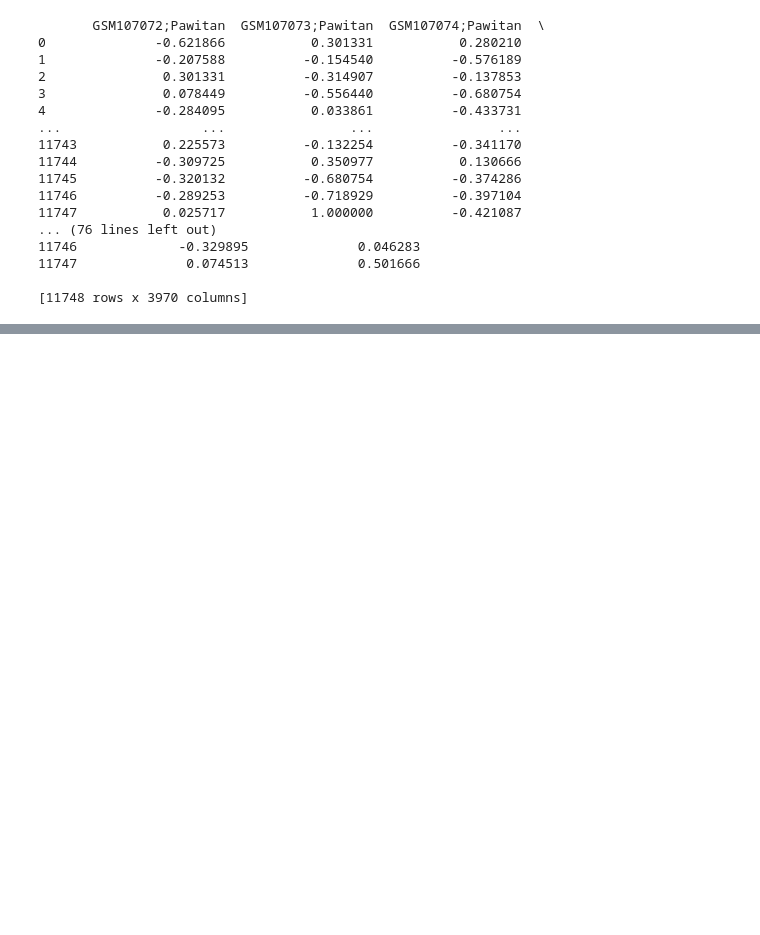
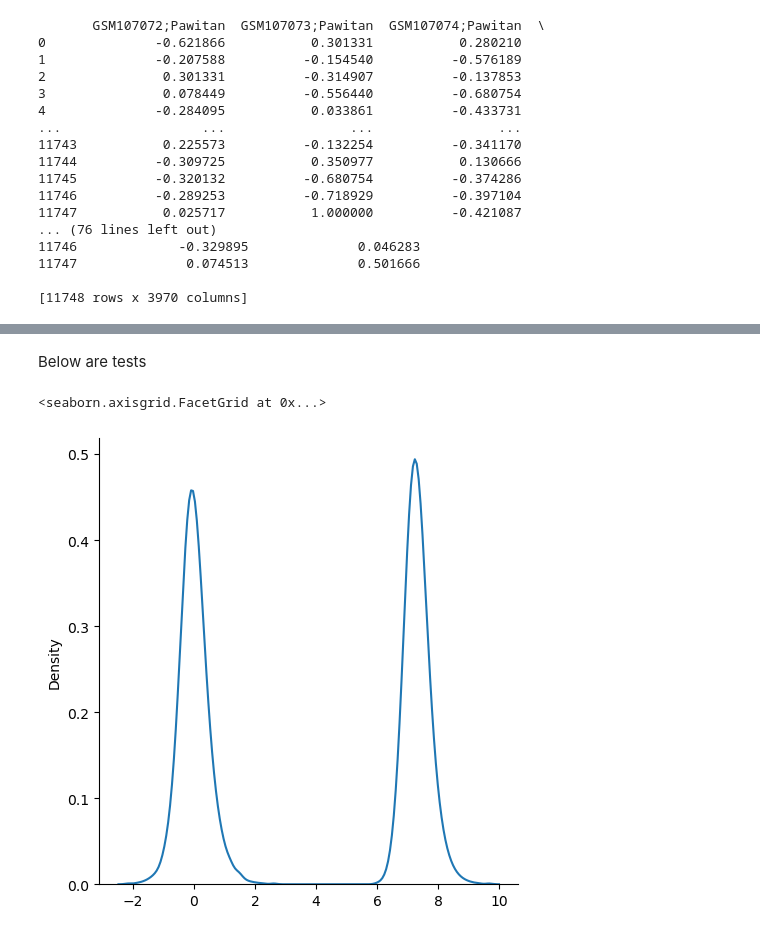
Before and after one commit to Chih-Fan/gene_exp_VAE, a Jupyter notebook: SyNet_batch-un-corrected_data.ipynb, the cells around one changed output, grey strips where cells are left out. Saved outputs shown, nothing was run; the diff lists cells and outputs as text; code cells hidden in the pictures; blank space fills up the shorter version.

```diff
--- a/SyNet_batch-un-corrected_data.ipynb
+++ b/SyNet_batch-un-corrected_data.ipynb
@@ -120,0 +144,10 @@ df_scaled.to_csv('/hpc/compgen/users/cchang/Projects/gene_exp_VAE/data/SyNet_Sca
+# %% [markdown]
+Below are tests
+# %%
+import seaborn as sns
+
+data = df_filtered_transposed.to_numpy().flatten()
+sns.displot(data, kind="kde")
+# %% [output]
+<seaborn.axisgrid.FacetGrid at 0x...>
+[figure, added]
```
Also changed, not shown: parts of 18 cells of this notebook, 6 other files.
